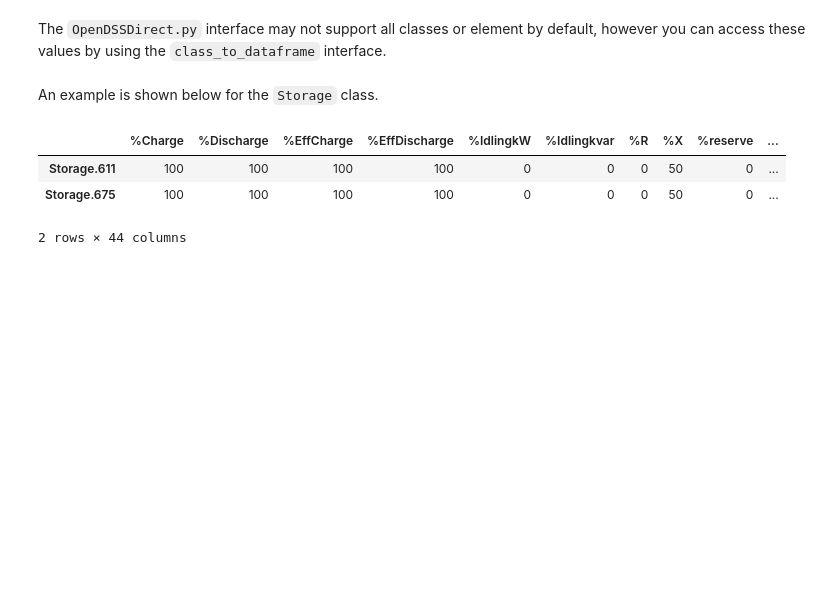
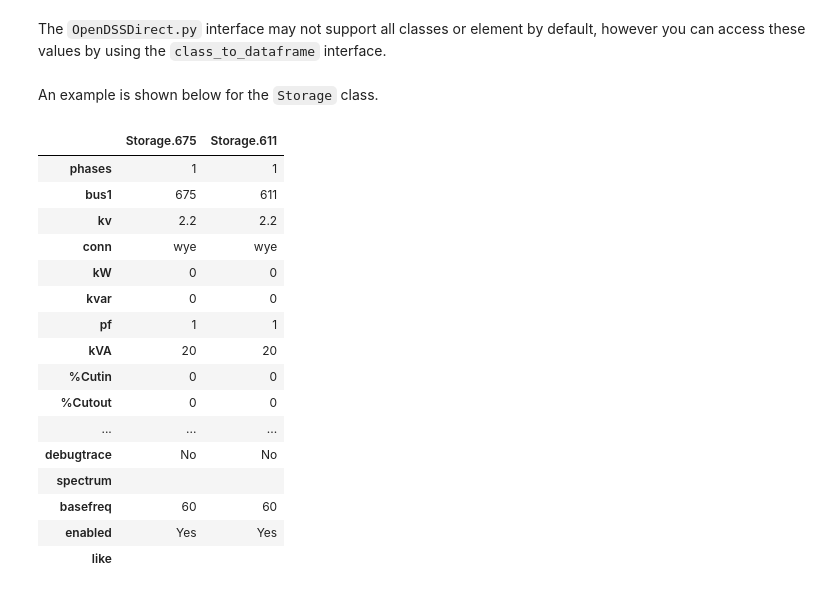
Before and after one commit to dss-extensions/OpenDSSDirect.py, a Jupyter notebook: docs/notebooks/ActiveClass.ipynb, the cells around one changed output. Cells and saved outputs as stored; diff of their text form; code cells hidden in the pictures; blank space fills up the shorter version.

```diff
--- a/docs/notebooks/ActiveClass.ipynb
+++ b/docs/notebooks/ActiveClass.ipynb
@@ -9,32 +9,45 @@ An example is shown below for the `Storage` class.
 # %%
 import opendssdirect as dss
 
-dss.run_command('Redirect ../../tests/data/13Bus/IEEE13Nodeckt.dss')
+dss.Text.Command('Redirect ../../tests/data/13Bus/IEEE13Nodeckt.dss')
 
 dss.Circuit.AllBusNames()
 
-dss.run_command(
+dss.Text.Command(
     "New Storage.{bus_name} Bus1={bus_name} phases=1 kV=2.2 kWRated={rating} kWhRated={kwh_rating} kWhStored={initial_state} %IdlingkW=0 %reserve=0 %EffCharge=100 %EffDischarge=100 State=CHARGING".format(
-    bus_name='675',
-    rating=20,
-    kwh_rating=20,
-    initial_state=20
+        bus_name='675',
+        rating=20,
+        kwh_rating=20,
+        initial_state=20
     ))
 
 
-dss.run_command(
+dss.Text.Command(
     "New Storage.{bus_name} Bus1={bus_name} phases=1 kV=2.2 kWRated={rating} kWhRated={kwh_rating} kWhStored={initial_state} %IdlingkW=0 %reserve=0 %EffCharge=100 %EffDischarge=100 State=CHARGING".format(
-    bus_name='611',
-    rating=20,
-    kwh_rating=20,
-    initial_state=20
+        bus_name='611',
+        rating=20,
+        kwh_rating=20,
+        initial_state=20
     ))
 
-dss.run_command('Solve');
+dss.Solution.Solve()
 # %%
-dss.utils.class_to_dataframe('Storage')
+dss.utils.class_to_dataframe('Storage').transpose()
 # %% [output]
-|  | %Charge | %Discharge | %EffCharge | %EffDischarge | %IdlingkW | %Idlingkvar | %R | %X | %reserve | ... |
-| Storage.611 | 100 | 100 | 100 | 100 | 0 | 0 | 0 | 50 | 0 | ... |
-| Storage.675 | 100 | 100 | 100 | 100 | 0 | 0 | 0 | 50 | 0 | ... |
+|  | Storage.675 | Storage.611 |
+| phases | 1 | 1 |
+| bus1 | 675 | 611 |
+| kv | 2.2 | 2.2 |
+| conn | wye | wye |
+| kW | 0 | 0 |
+| kvar | 0 | 0 |
+| pf | 1 | 1 |
+| kVA | 20 | 20 |
+| %Cutin | 0 | 0 |
+| %Cutout | 0 | 0 |
+| ... | ... | ... |
+| debugtrace | No | No |
+| spectrum |  |  |
+| basefreq | 60 | 60 |
+| enabled | Yes | Yes |
+| like |  |  |
-2 rows × 44 columns
```
Also changed, not shown: 5 other files.
